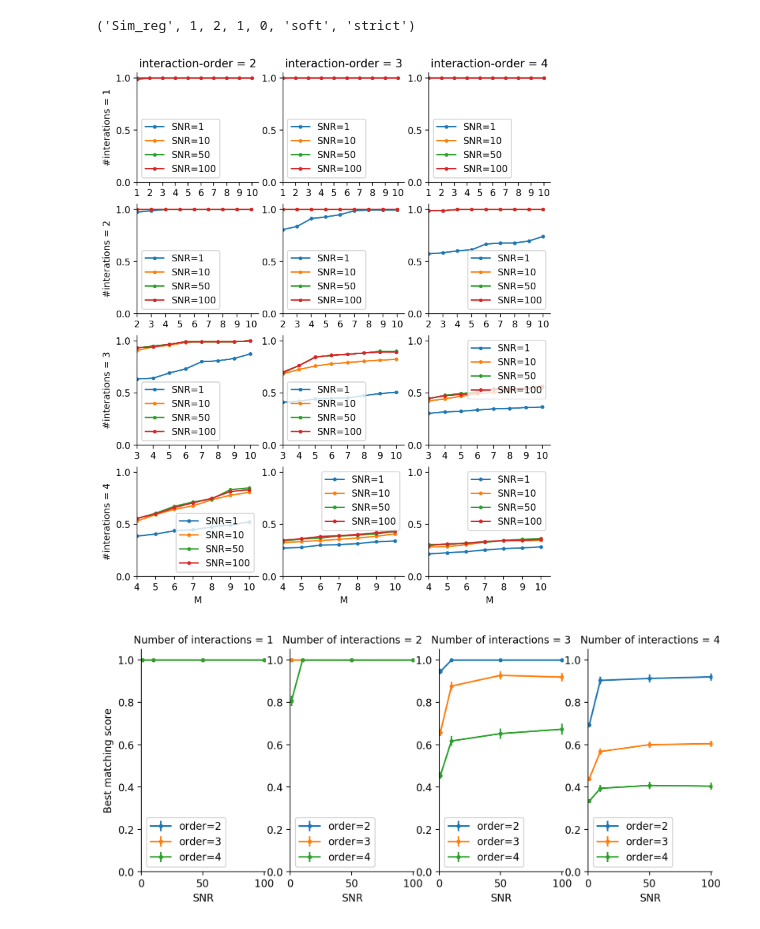
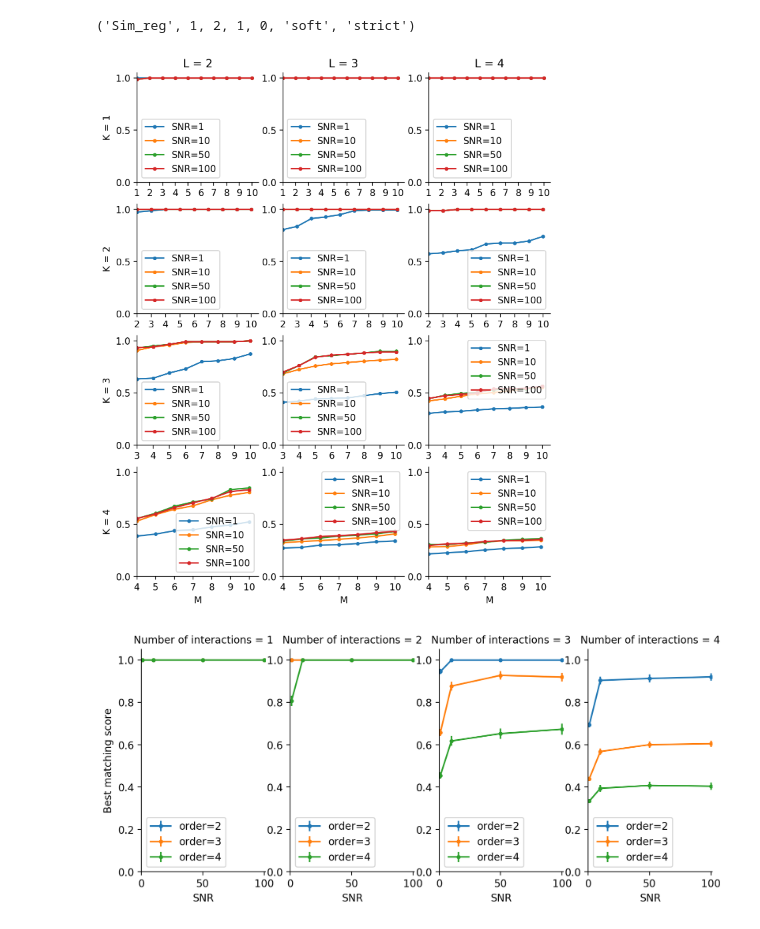
Before and after one commit to Yu-Group/interaction_selection, a Jupyter notebook: simulations/081_plot_results.ipynb, the cells around one changed output. Drawn from its saved outputs; the diff is of its cells as text; code cells hidden in the pictures.

```diff
--- a/simulations/081_plot_results.ipynb
+++ b/simulations/081_plot_results.ipynb
@@ -28,36 +28,36 @@ for j, num_interact in enumerate(range(1, 5)):
                     if x[1] == num_interact and x[2] == order and x[3] == SNR and x[5] == 'soft' and x[6] == 'mild':
                         if len(v) < min_length:
                             v = list(v) + [v[-1]] * (min_length - len(v))
                         scores.append(v[:min_length])
                 scores = np.array(scores)
                 ax.errorbar(
                     np.arange(1, min_length+1),
                     np.nanmean(scores, axis=0),
                     marker='.',
                     #yerr = np.std(np.array([list(v)[:min_length] for x, v in final_results.items() if x[0] == name and x[1] == rule]), axis=0) / 50 ** .5,
                 )
 
             ax.set_ylim([0,1.05])
             ax.set_xlim([num_interact, min_length+0.5])
             ax.legend(['SNR=1', 'SNR=10', 'SNR=50', 'SNR=100'])
             #ax.set_title(f"Number of interactions {num_interact} with order {order}", fontsize=10)
             ax.xaxis.set_major_locator(MaxNLocator(integer=True))
             ax.spines["top"].set_visible(False)
             ax.spines["right"].set_visible(False)
             if k == 0:
-                ax.set_ylabel(f"#interations = {num_interact}")
+                ax.set_ylabel(f"K = {num_interact}")
             ax.axes.get_yaxis().set_ticks([0, 0.5, 1])
             if (j == 3):
                 ax.set_xlabel("M")
             if j == 0:
-                ax.set_title(f"interaction-order = {order}")
+                ax.set_title(f"L = {order}")
         except e:
             print(e)
             pass
 # plt.tight_layout()
 plt.show()
 # %% [output]
-[figure, old version]
+[figure, new version]
 # %%
 fig, axes = plt.subplots(1,4, figsize=(10,4), sharey=False, dpi=200)
 name = 'Sim_reg'
```
Also changed, not shown: 7 other files.
